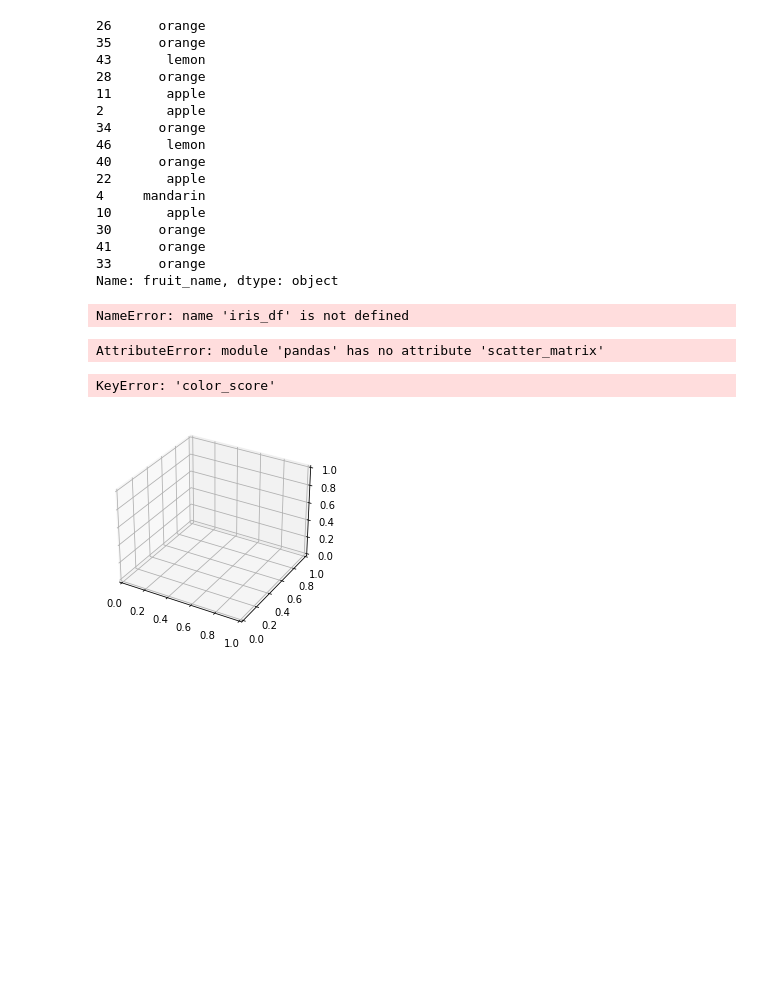
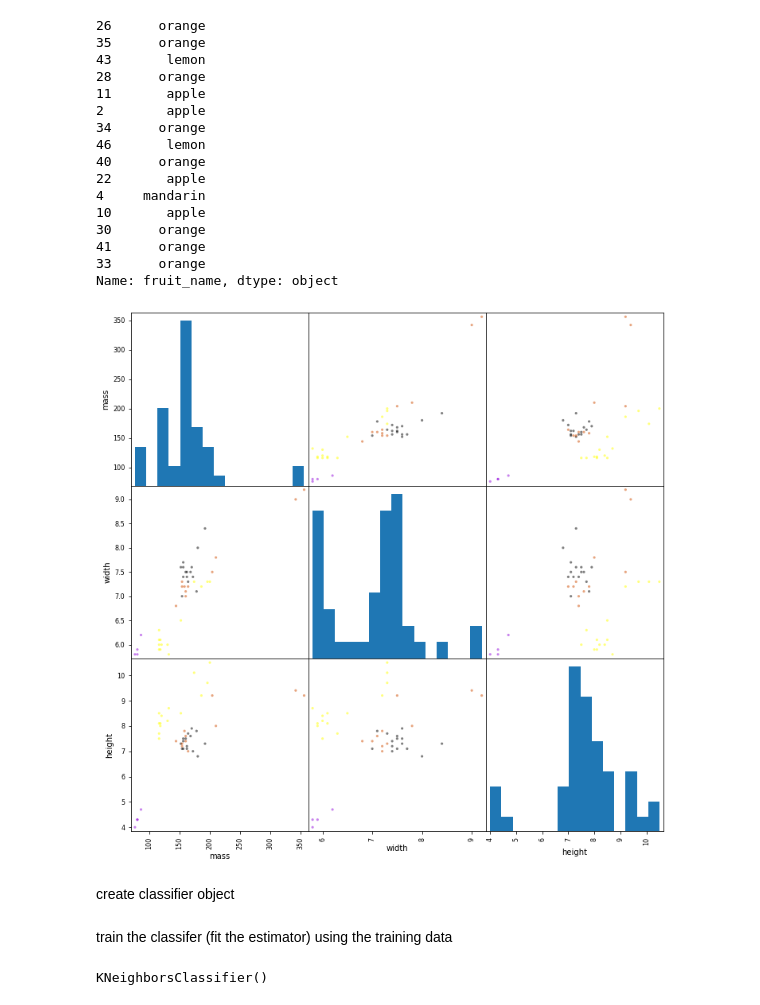
Before and after one commit to siiddhrtha/Applied-Machine-Learning-in-Python, a Jupyter notebook: fruit_data_with_colors_classification.ipynb, the cells around one changed output. Saved outputs shown, nothing was run; the diff lists cells and outputs as text; code cells hidden in the pictures; blank space fills up the shorter version.

```diff
--- a/fruit_data_with_colors_classification.ipynb
+++ b/fruit_data_with_colors_classification.ipynb
@@ -5,7 +7,7 @@ import pandas as pd
 from sklearn.model_selection import train_test_split
 import csv
 # %%
-data = pd.read_csv(r'C:\Users\siddh\Downloads\ML\fruit_data_with_colors.csv')
+data = pd.read_table(r'C:\Users\siddh\Downloads\fruit_data_with_colors.txt')
 # %%
 data.head(5)
 # %% [output]
@@ -84,27 +91,12 @@ y_test
 41      orange
 33      orange
 Name: fruit_name, dtype: object
-# %%
-from pandas.plotting import scatter_matrix
-scatter_matrix(iris_df, alpha=0.2, figsize=(10, 10))
-# %% [output]
-NameError: name 'iris_df' is not defined
 # %%
 from matplotlib import cm
-from pandas.plotting import scatter_matrix
+
 cmap = cm.get_cmap('gnuplot')
-scatter = pd.scatter_matrix(x_train, c= y_train, maker ='o', s=40, hist_kwds={'bins':15},figsize=(12,12), cmap=cmap)
+scatter = pd.plotting.scatter_matrix(x_train, c= y_train,  s=40, hist_kwds={'bins':15},figsize=(12,12), cmap=cmap)
 # %% [output]
-AttributeError: module 'pandas' has no attribute 'scatter_matrix'
+[figure, added]
-# %%
-from mpl_toolkits.mplot3d import Axes3D
-fig = plt.figure()
-ax=fig.add_subplot(111,projection ='3d')
-ax.scatter(x_train['width'],x_train['height'],x_train['color_score'],c =y_train, maker ='o', s=100)
-ax.set_xlabel('width')
-ax.set_ylabel('height')
-ax.set_zlabel('color_score')
-plt.show()
-# %% [output]
-KeyError: 'color_score'
-[figure, removed]
+# %% [markdown]
+create classifier object
@@ -110,0 +106,6 @@ KeyError: 'color_score'
+# %% [markdown]
+train the classifer (fit the estimator) using the training data
+# %%
+knn.fit(x_train,y_train)
+# %% [output]
+KNeighborsClassifier()
```
Also changed, not shown: parts of 9 cells of this notebook.
